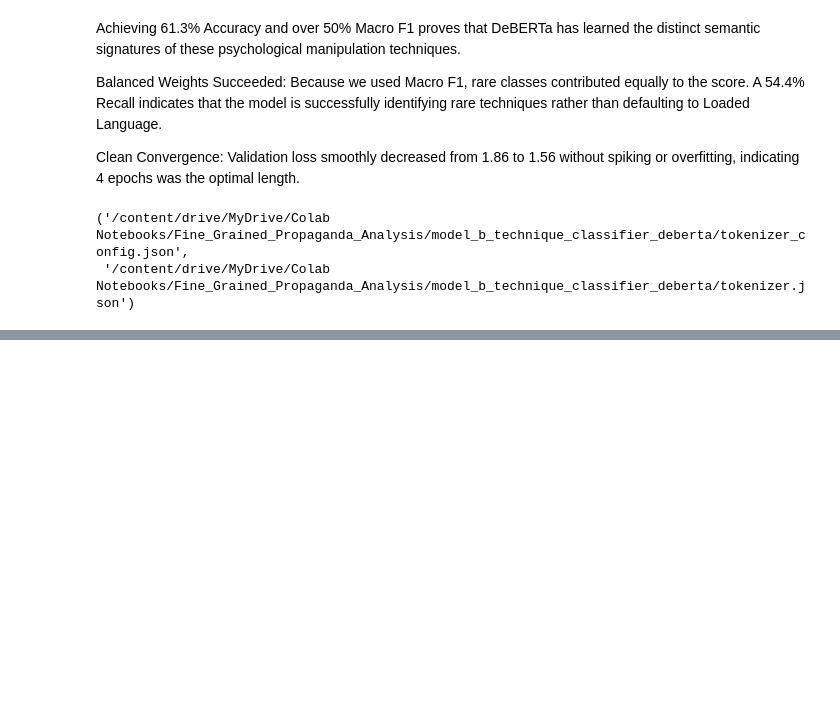
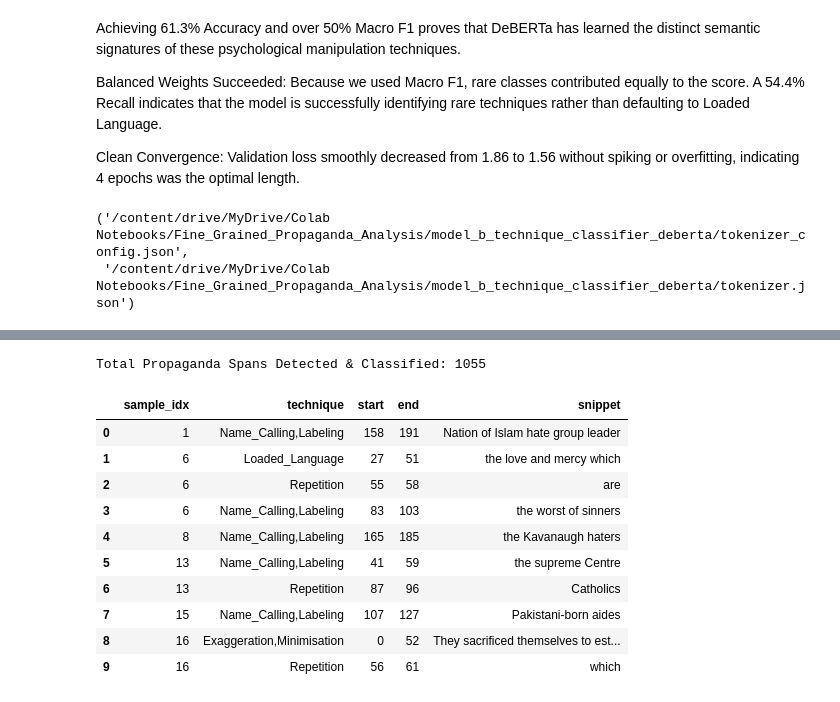
Before and after one commit to KalinaMarkova/deep_learning_course_project, a Jupyter notebook: 04_Model_Training_Experiment_2.ipynb, the cells around one changed output, grey strips where cells are left out. Drawn from its saved outputs; the diff is of its cells as text; code cells hidden in the pictures; blank space fills up the shorter version.

Commit message:
Adding an evaluation of the pipeline.

```diff
--- a/04_Model_Training_Experiment_2.ipynb
+++ b/04_Model_Training_Experiment_2.ipynb
@@ -708,0 +781,49 @@ tokenizer_b.save_pretrained(drive_save_path_b)
+# %%
+all_pipeline_results = []
+
+for idx, sample in enumerate(tqdm(val_dataset)):
+    # 1. Decode token IDs back into readable text
+    article_text = tokenizer.decode(sample['input_ids'], skip_special_tokens=True)
+
+    if not article_text.strip():
+        continue
+
+    # 2. Pass text through Model A (Spans) -> Model B (Technique)
+    predictions = predict_two_stage_pipeline(
+        article_text=article_text,
+        model_a=model_a,                  # Your 8x RoBERTa Model
+        tokenizer_a=tokenizer,            # Model A tokenizer
+        model_b=model_b_safe,             # Your Safe FP32 DeBERTa Model
+        tokenizer_b=tokenizer_b,          # Model B tokenizer
+        id2technique=id2technique
+    )
+
+    # 3. Store predicted spans and classified techniques
+    for pred in predictions:
+        all_pipeline_results.append({
+            'sample_idx': idx,
+            'technique': pred['technique'],
+            'start': pred['start'],
+            'end': pred['end'],
+            'snippet': pred['snippet']
+        })
+
+# 4. Create the final predictions DataFrame
+pipeline_preds_df = pd.DataFrame(all_pipeline_results)
+
+
+print(f"Total Propaganda Spans Detected & Classified: {len(pipeline_preds_df)}")
+display(pipeline_preds_df.head(10))
+# %% [output]
+Total Propaganda Spans Detected & Classified: 1055
+|  | sample_idx | technique | start | end | snippet |
+| 0 | 1 | Name_Calling,Labeling | 158 | 191 | Nation of Islam hate group leader |
+| 1 | 6 | Loaded_Language | 27 | 51 | the love and mercy which |
+| 2 | 6 | Repetition | 55 | 58 | are |
+| 3 | 6 | Name_Calling,Labeling | 83 | 103 | the worst of sinners |
+| 4 | 8 | Name_Calling,Labeling | 165 | 185 | the Kavanaugh haters |
+| 5 | 13 | Name_Calling,Labeling | 41 | 59 | the supreme Centre |
+| 6 | 13 | Repetition | 87 | 96 | Catholics |
+| 7 | 15 | Name_Calling,Labeling | 107 | 127 | Pakistani-born aides |
+| 8 | 16 | Exaggeration,Minimisation | 0 | 52 | They sacrificed themselves to est... |
+| 9 | 16 | Repetition | 56 | 61 | which |
```
Also changed, not shown: parts of 6 cells of this notebook.
